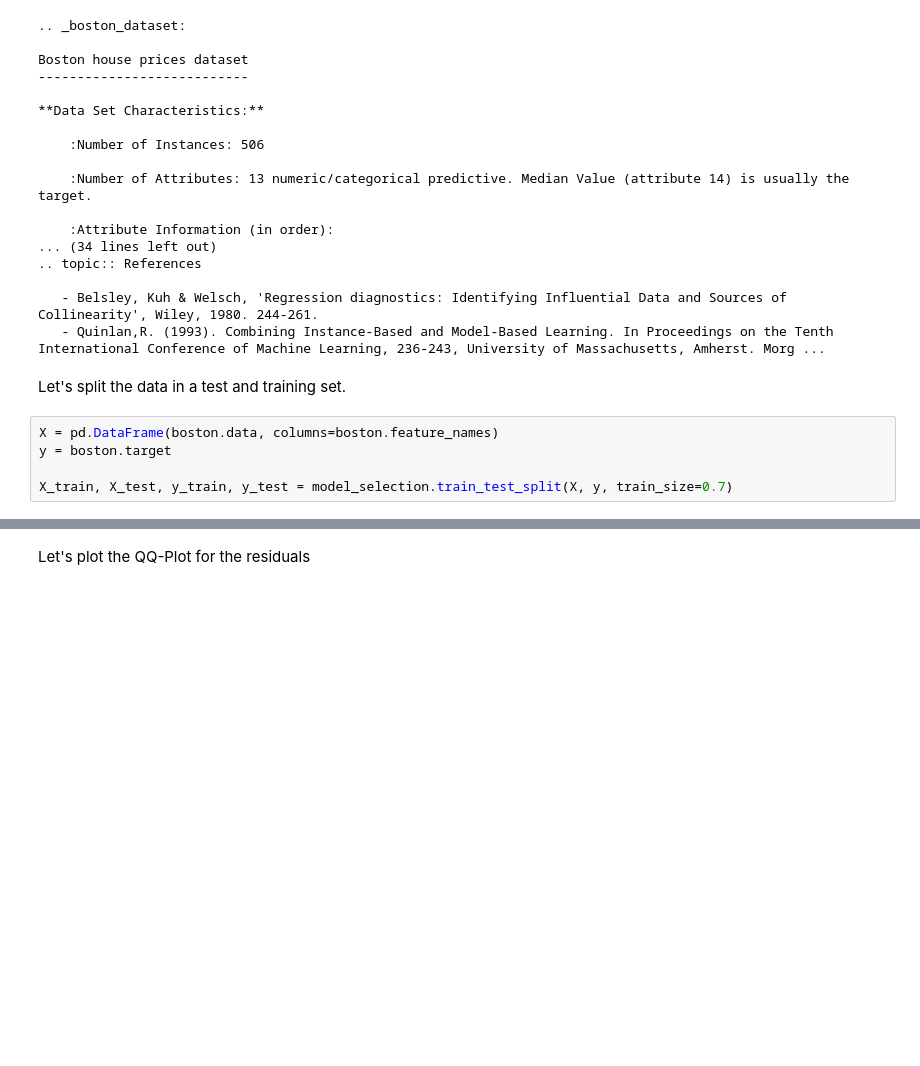
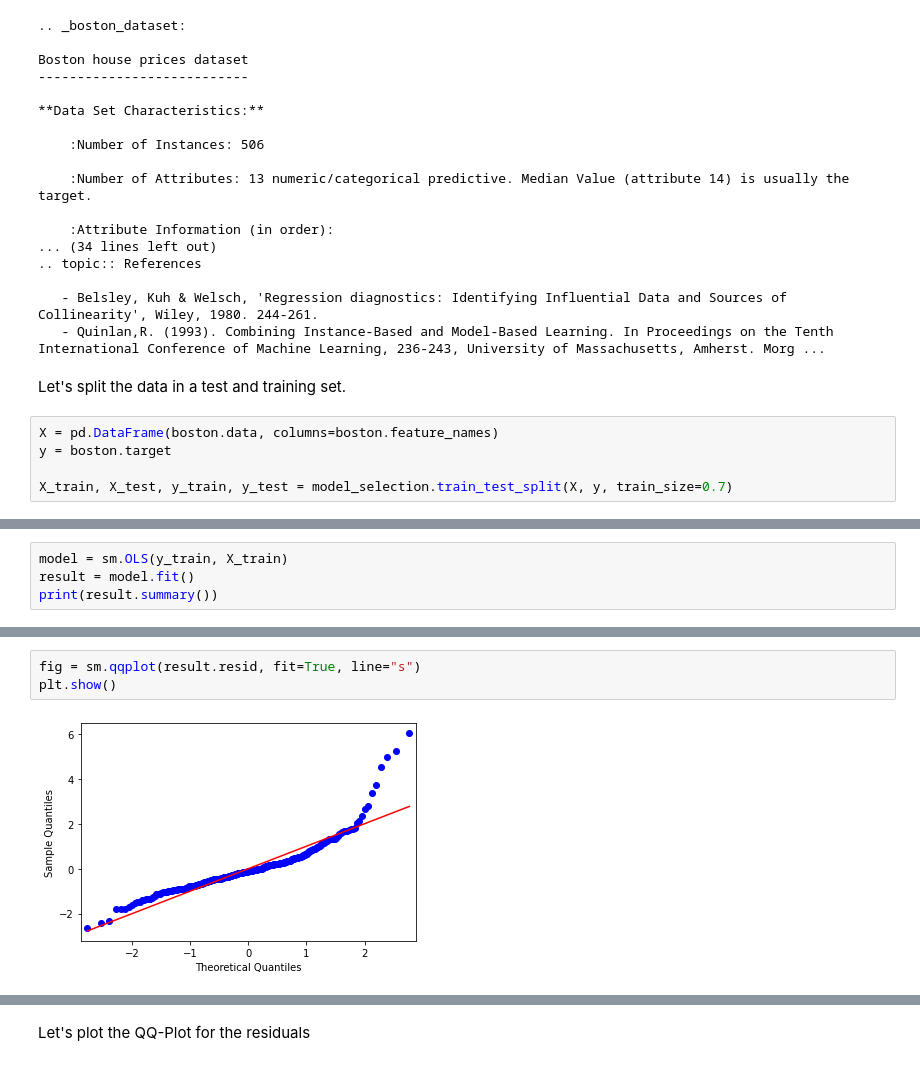
Before and after one commit to rueedlinger/machine-learning-snippets, a Jupyter notebook: notebooks/supervised/linear_regression/multiple_linear_regression_statsmodels.ipynb, the cells around one changed output, grey strips where cells are left out. Saved outputs shown, nothing was run; the diff lists cells and outputs as text; blank space fills up the shorter version.

```diff
--- a/notebooks/supervised/linear_regression/multiple_linear_regression_statsmodels.ipynb
+++ b/notebooks/supervised/linear_regression/multiple_linear_regression_statsmodels.ipynb
@@ -43,0 +46,4 @@ Fit our model with ordinary least squares (OLS).
+# %%
+model = sm.OLS(y_train, X_train)
+result = model.fit()
+print(result.summary())
@@ -43,0 +68,5 @@ Fit our model with ordinary least squares (OLS).
+# %%
+fig = sm.qqplot(result.resid, fit=True, line="s")
+plt.show()
+# %% [output]
+[figure, added]
```
Also changed, not shown: parts of 28 cells of this notebook, 1 other file.
